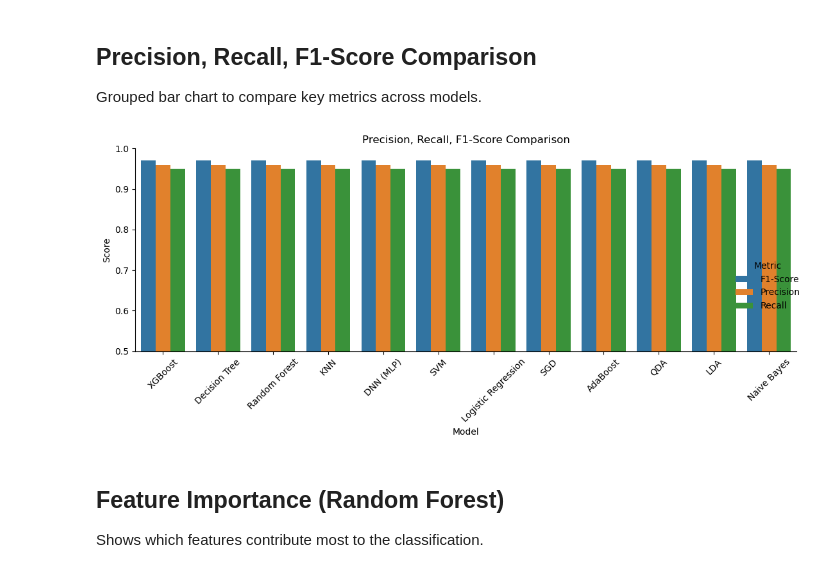
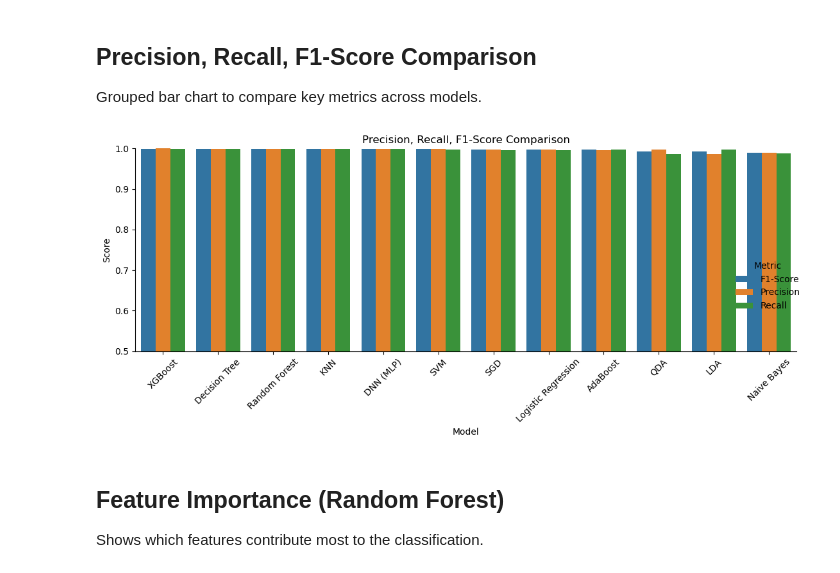
Before and after one commit to dasarlamallikarjun/ddos-detection-ml-models-cicddos2019, a Jupyter notebook: ML_Model_CICDDoS.ipynb, the cells around one changed output. Cells and saved outputs as stored; diff of their text form; code cells hidden in the pictures.

```diff
--- a/ML_Model_CICDDoS_Fixed.ipynb
+++ b/ML_Model_CICDDoS.ipynb
@@ -320,35 +320,23 @@ plt.show()
 ## Precision, Recall, F1-Score Comparison
 Grouped bar chart to compare key metrics across models.
 # %%
-model_names = list(model_accuracies.keys())
-
-# Placeholder values
-f1_scores = [0.97] * len(model_names)
-precisions = [0.96] * len(model_names)
-recalls = [0.95] * len(model_names)
-
-# Build dataframe
-metrics_df = pd.DataFrame({
-    'Model': model_names,
-    'F1-Score': f1_scores,
-    'Precision': precisions,
-    'Recall': recalls
-})
+metrics_df = results_df[['Model', 'F1-Score', 'Precision', 'Recall']]
 
 # Melt for seaborn
 melted = metrics_df.melt(id_vars="Model", var_name="Metric", value_name="Score")
 
+# Plot
 sns.catplot(
     x='Model', y='Score', hue='Metric', data=melted,
     kind='bar', height=5, aspect=2
 )
 plt.title("Precision, Recall, F1-Score Comparison")
 plt.xticks(rotation=45)
 plt.ylim(0.5, 1.0)
 plt.tight_layout()
 plt.show()
 # %% [output]
-[figure, old version]
+[figure, new version]
 # %% [markdown]
 ## Feature Importance (Random Forest)
 Shows which features contribute most to the classification.
```
Also changed, not shown: parts of 4 cells of this notebook.
